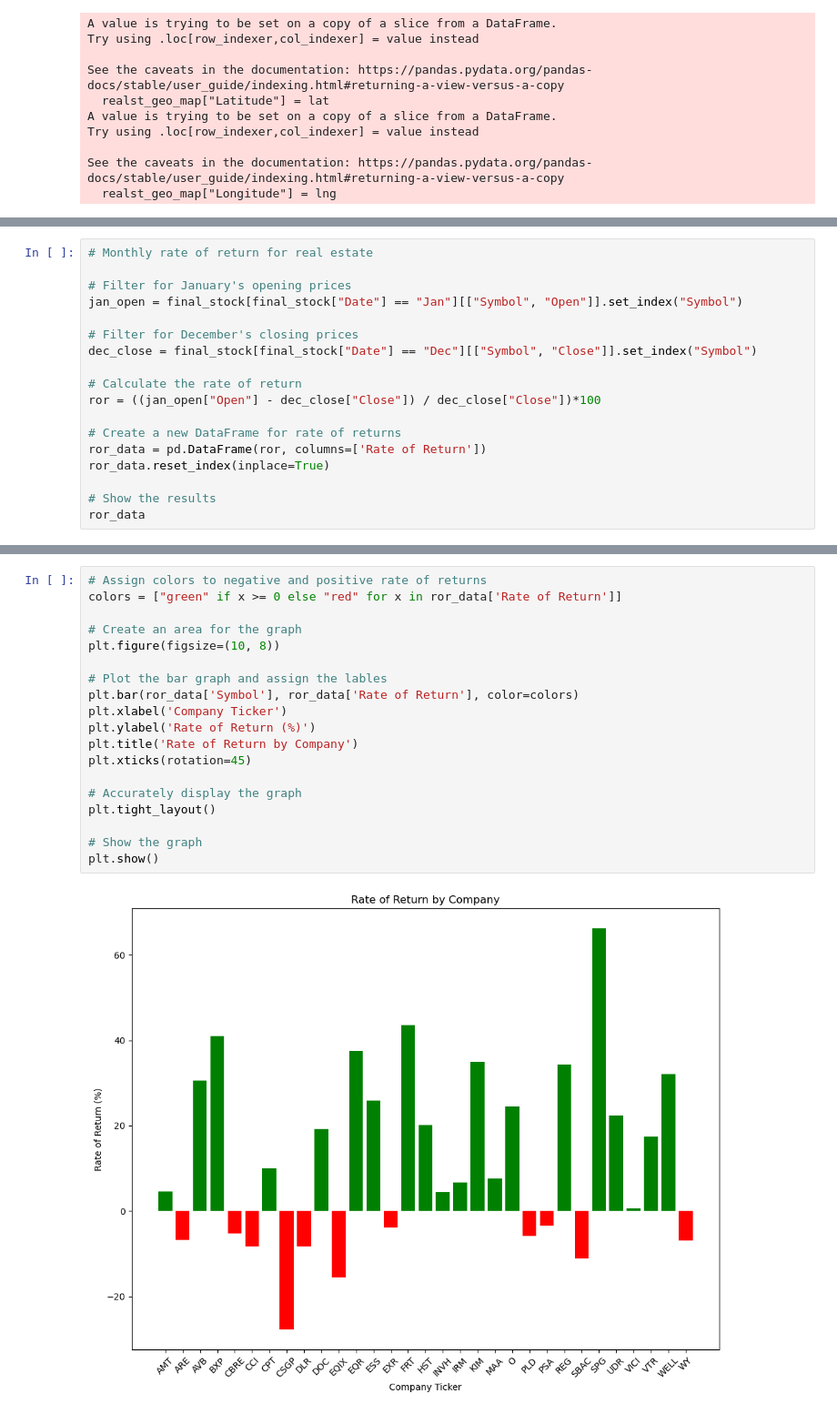
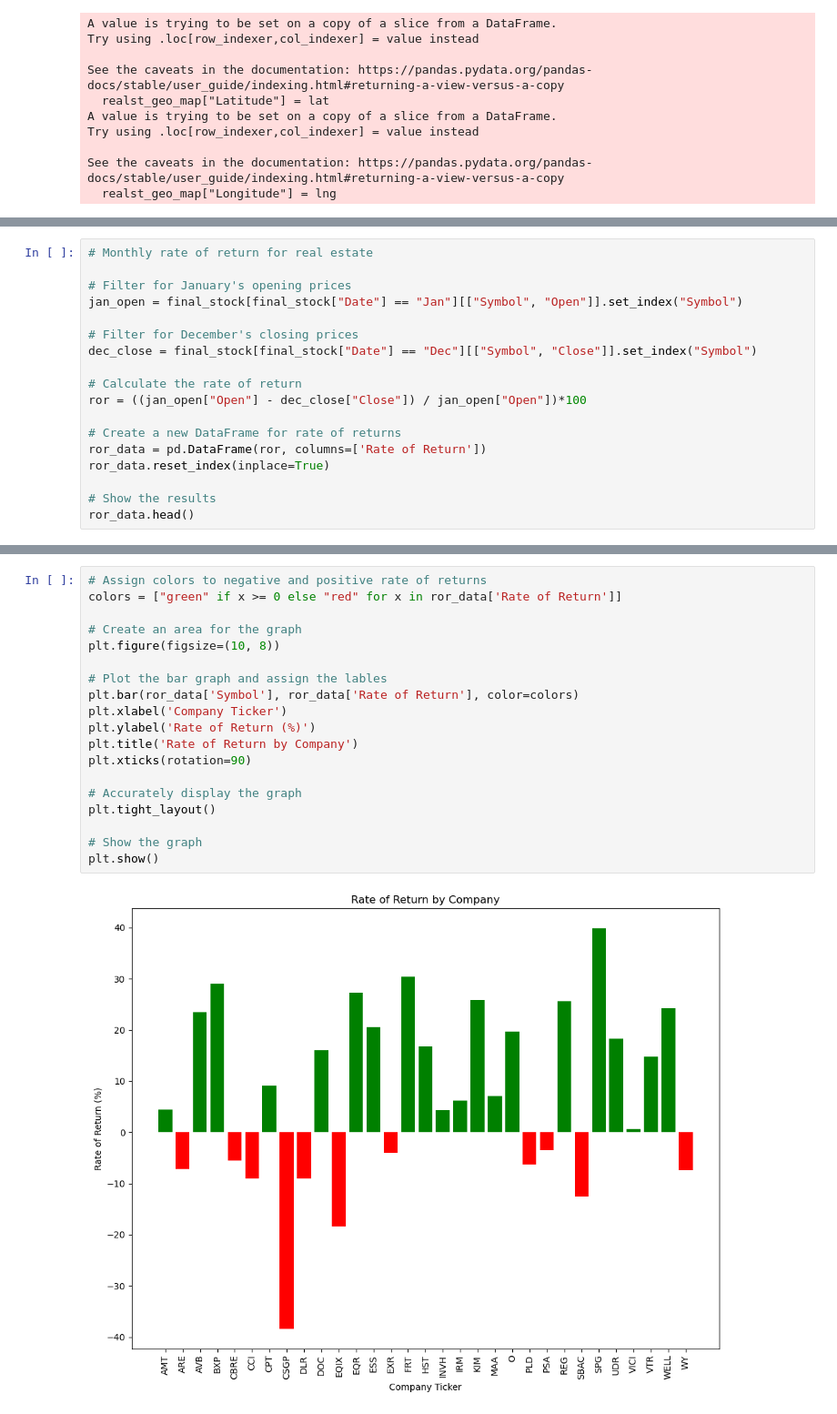
Before and after one commit to icherniavskyi/project-1, a Jupyter notebook: data_analysis.ipynb, the cells around one changed output, grey strips where cells are left out. Shown: that part at 91% size. Saved outputs shown, nothing was run; the diff lists cells and outputs as text.

```diff
--- a/data_analysis.ipynb
+++ b/data_analysis.ipynb
@@ -196,13 +196,13 @@ jan_open = final_stock[final_stock["Date"] == "Jan"][["Symbol", "Open"]].set_ind
 dec_close = final_stock[final_stock["Date"] == "Dec"][["Symbol", "Close"]].set_index("Symbol")
 
 # Calculate the rate of return
-ror = ((jan_open["Open"] - dec_close["Close"]) / dec_close["Close"])*100
+ror = ((jan_open["Open"] - dec_close["Close"]) / jan_open["Open"])*100
 
 # Create a new DataFrame for rate of returns
 ror_data = pd.DataFrame(ror, columns=['Rate of Return'])
 ror_data.reset_index(inplace=True)
 
 # Show the results
-ror_data
+ror_data.head()
 # %% [output]
 |  | Symbol | Rate of Return |
@@ -225,21 +214,21 @@ ror_data
 # %%
 # Assign colors to negative and positive rate of returns
 colors = ["green" if x >= 0 else "red" for x in ror_data['Rate of Return']]
 
 # Create an area for the graph
 plt.figure(figsize=(10, 8))
 
 # Plot the bar graph and assign the lables
 plt.bar(ror_data['Symbol'], ror_data['Rate of Return'], color=colors)
 plt.xlabel('Company Ticker')
 plt.ylabel('Rate of Return (%)')
 plt.title('Rate of Return by Company')
-plt.xticks(rotation=45)
+plt.xticks(rotation=90)
 
 # Accurately display the graph
 plt.tight_layout()
 
 # Show the graph
 plt.show()
 # %% [output]
-[figure, old version]
+[figure, new version]
```
Also changed, not shown: parts of 1 cell of this notebook.
